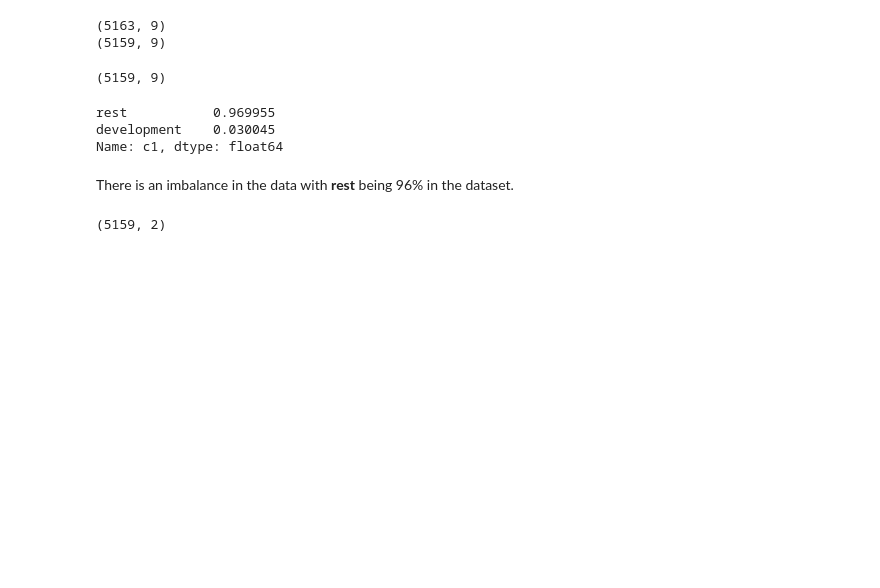
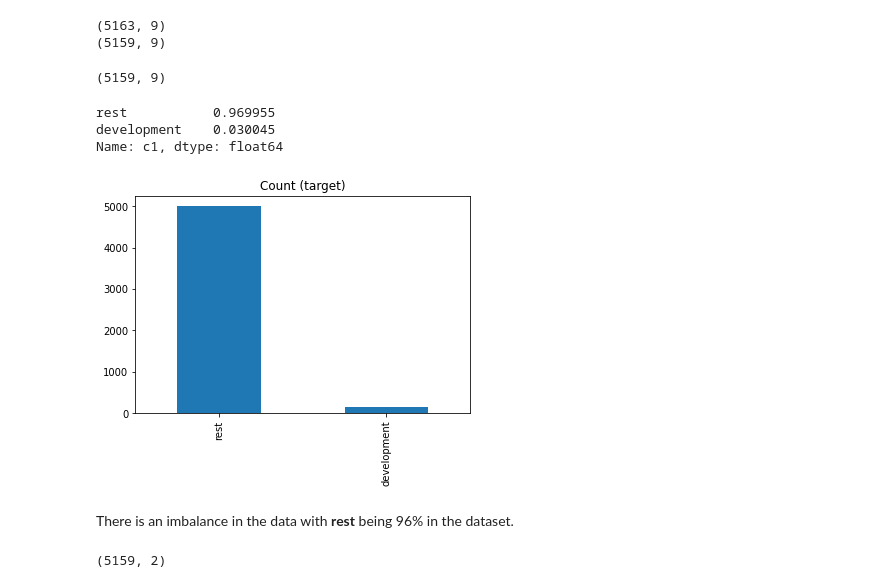
Before and after one commit to vpoten/helpdesk_nlp, a Jupyter notebook: notebooks/01_OnePipeline_ManyClassifiers.ipynb, the cells around one changed output. Drawn from its saved outputs; the diff is of its cells as text; code cells hidden in the pictures; blank space fills up the shorter version.

```diff
--- a/notebooks/01_OnePipeline_ManyClassifiers.ipynb
+++ b/notebooks/01_OnePipeline_ManyClassifiers.ipynb
@@ -70,6 +70,10 @@ our_data["c1"].value_counts()/our_data.shape[0] # Class distribution in the data
 rest           0.969955
 development    0.030045
 Name: c1, dtype: float64
+# %%
+our_data["c1"].value_counts().plot(kind='bar', title='Count (target)');
+# %% [output]
+[figure, added]
 # %% [markdown]
 There is an imbalance in the data with **rest** being 96% in the dataset.
 # %%
```
Also changed, not shown: parts of 1 cell of this notebook, 2 other files.
